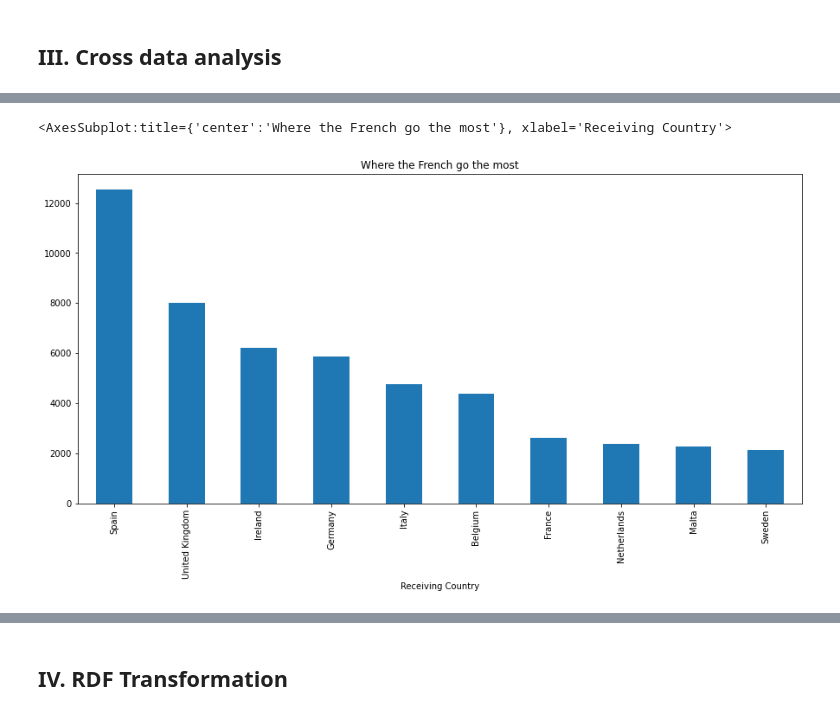
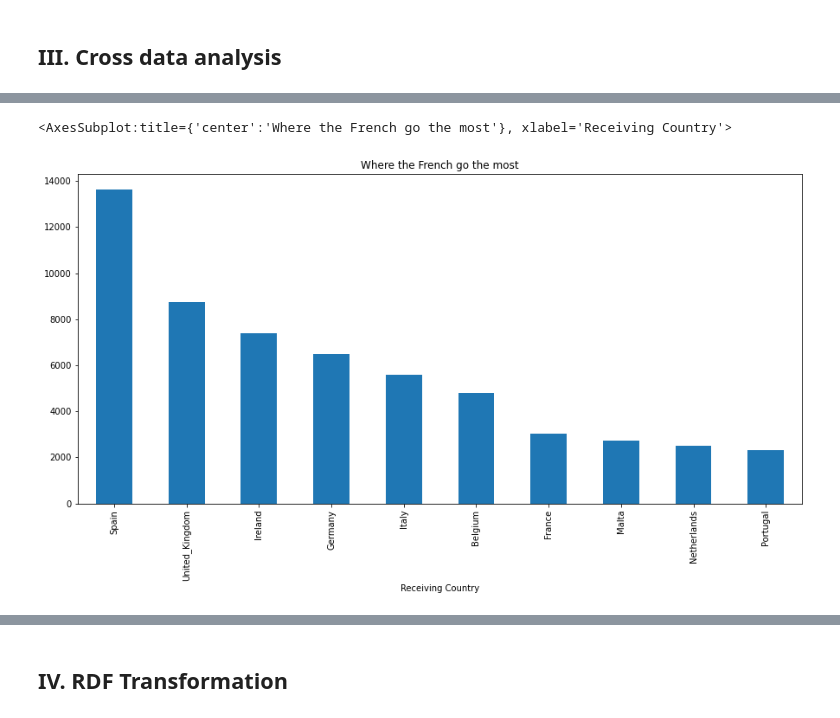
Before and after one commit to tatouti/DatabasePD, a Jupyter notebook: Erasmus_DataAnalysis.ipynb, the cells around one changed output, grey strips where cells are left out. Drawn from its saved outputs; the diff is of its cells as text; code cells hidden in the pictures.

```diff
--- a/Erasmus_DataAnalysis.ipynb
+++ b/Erasmus_DataAnalysis.ipynb
@@ -684,8 +683,8 @@ cofRatio[(cofRatio['City'].isin(tempCity)) & (cofRatio['Country'].isin(tempCount
 # %%
-erasmusFR=erasmus_df[erasmus_df['Participant Nationality']=='France'].groupby('Receiving Country').count().sort_values(by='Academic Year',ascending=False).head(10).Participants
+erasmusFR=erasmus_df[erasmus_df['Participant Nationality']=='France'].groupby('Receiving Country').count().sort_values(by='Mobility Duration',ascending=False).head(10).isStudent
 erasmusFR.plot(kind='bar',title="Where the French go the most",figsize=(15,7))
 # %% [output]
 <AxesSubplot:title={'center':'Where the French go the most'}, xlabel='Receiving Country'>
-[figure, old version]
+[figure, new version]
 # %%
 cofFr = cof.drop('City',axis=1)
```
Also changed, not shown: parts of 11 cells of this notebook.
